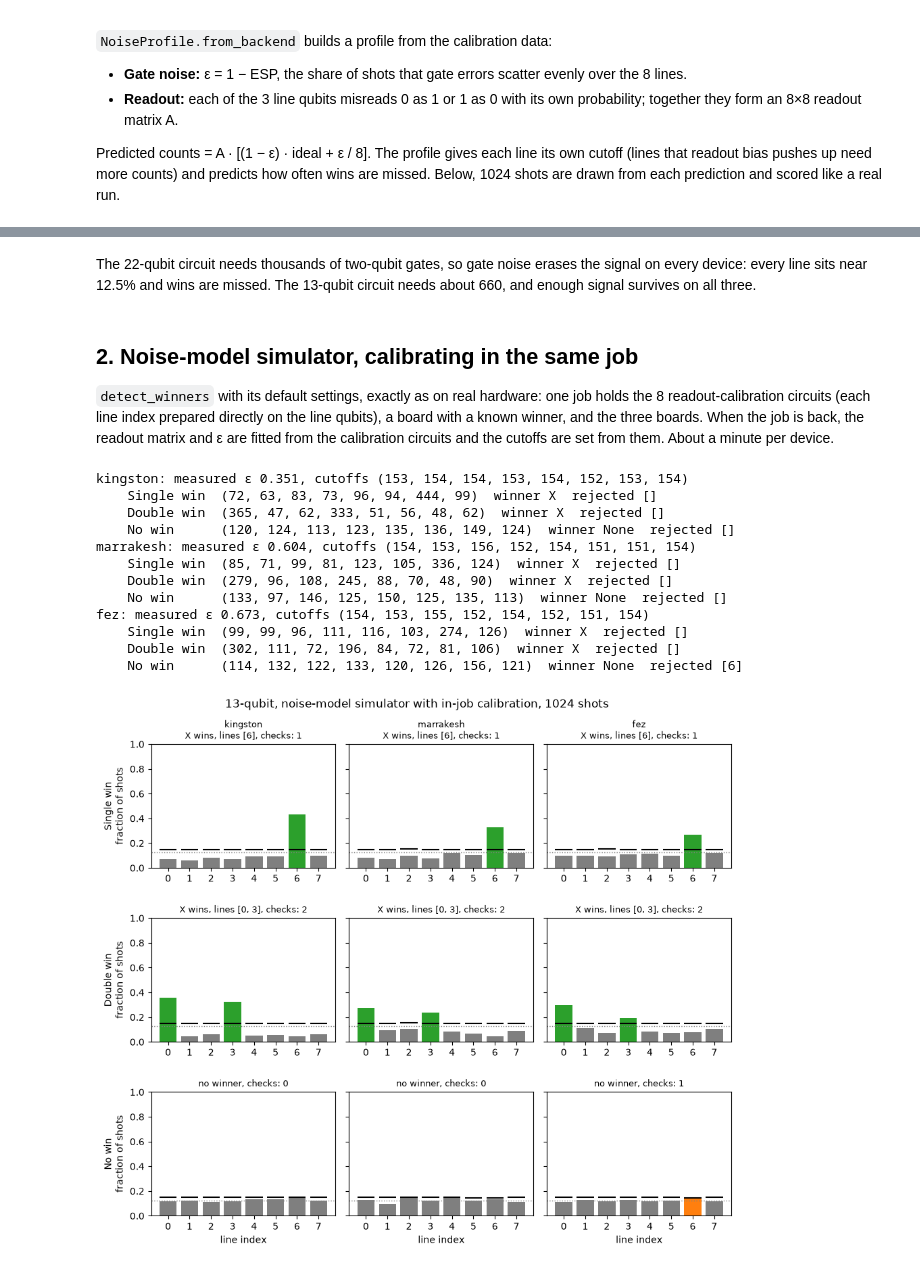
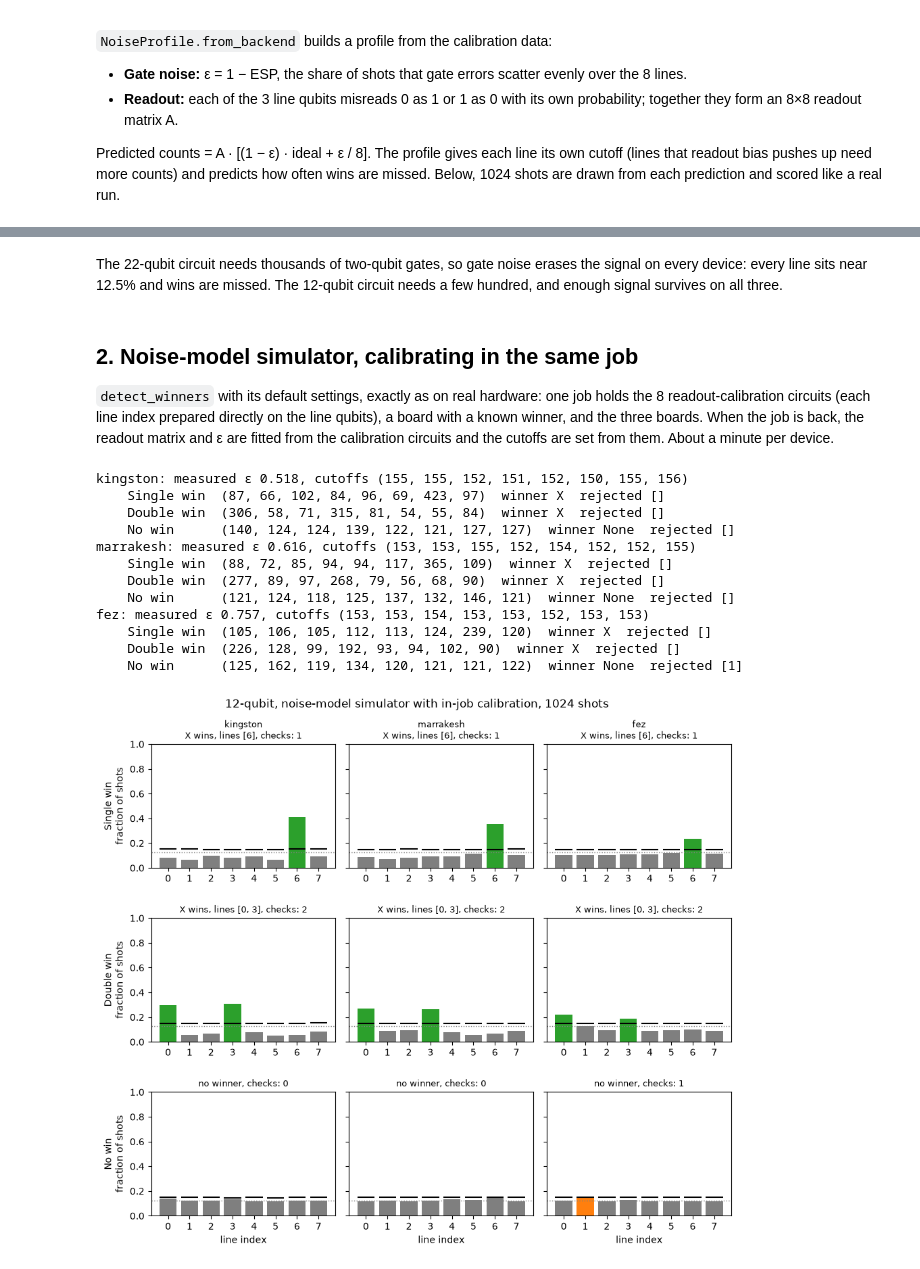
Before and after one commit to RyanPrax/Quantum-TicTacToe, a Jupyter notebook: notebooks/02_noise.ipynb, the cells around one changed output, grey strips where cells are left out. Drawn from its saved outputs; the diff is of its cells as text; code cells hidden in the pictures.

```diff
--- a/notebooks/02_noise.ipynb
+++ b/notebooks/02_noise.ipynb
@@ -30,7 +30,7 @@ SEED = 4903
 SHOTS = DEFAULT_SHOTS
 BUDGET = DEFAULT_BUDGET
 DEVICES = ("fake_kingston", "fake_marrakesh", "fake_fez")  # snapshots of the free-plan devices
-VARIANT_NAMES = {"player": "13-qubit", "full": "22-qubit"}
+VARIANT_NAMES = {"player": "12-qubit", "full": "22-qubit"}
 
 _ = EMPTY
 CASES = {
@@ -94,10 +96,10 @@ best kept). ESP, the estimated success probability, multiplies (1 − error)
 over every gate: roughly the chance that no gate fails.
 # %%
 backends = {name.removeprefix("fake_"): get_backend(name, seed=SEED, transpile_seeds=5) for name in DEVICES}
-print(f"{'device':10} {'calibration':11} {'2q gates 13 / 22':>17} {'ESP 13':>7} {'ESP 22':>8}")
+print(f"{'device':10} {'calibration':11} {'2q gates 12 / 22':>17} {'ancilla':>7} {'ESP 12':>7} {'ESP 22':>8}")
 for label, backend in backends.items():
-    m13 = backend.metrics(backend.search_template("player"))
+    m12 = backend.metrics(backend.search_template("player"))
     m22 = backend.metrics(backend.search_template("full"))
-    print(f"{label:10} {backend.calibration_date()[:10]:11} {f'{m13.two_qubit_gates} / {m22.two_qubit_gates}':>17}"
-          f" {10 ** m13.log10_esp:>7.1%} {10 ** m22.log10_esp:>8.1e}")
+    print(f"{label:10} {backend.calibration_date()[:10]:11} {f'{m12.two_qubit_gates} / {m22.two_qubit_gates}':>17}"
+          f" {'yes' if m12.ancilla else 'no':>7} {10 ** m12.log10_esp:>7.1%} {10 ** m22.log10_esp:>8.1e}")
 # %% [output]
@@ -156,7 +158,7 @@ version  device          ε  worst miss at 1024 shots  shots for ≤1% misses
 # %% [markdown]
 The 22-qubit circuit needs thousands of two-qubit gates, so gate noise erases
 the signal on every device: every line sits near 12.5% and wins are missed.
-The 13-qubit circuit needs about 660, and enough signal survives on all three.
+The 12-qubit circuit needs a few hundred, and enough signal survives on all three.
 # %% [markdown]
 ## 2. Noise-model simulator, calibrating in the same job
 
@@ -169,29 +171,29 @@ device.
 # %%
 measured = {}
 simulated = {}
 for label, backend in backends.items():
     results = detect_winners(cases_for("player"), shots=SHOTS, budget=BUDGET, backend=backend)
     measured[label] = results[0].profile
     simulated[label] = (results[0].cutoffs, {name: r.run.counts for name, r in zip(CASES, results)})
     print(f"{label}: measured ε {measured[label].epsilon:.3f}, cutoffs {results[0].cutoffs}")
     for name, r in zip(CASES, results):
         print(f"    {name:11} {r.run.counts}  winner {r.winner}  rejected {list(r.rejected)}")
-plot_grid(simulated, f"13-qubit, noise-model simulator with in-job calibration, {SHOTS} shots")
+plot_grid(simulated, f"12-qubit, noise-model simulator with in-job calibration, {SHOTS} shots")
 plt.show()
 # %% [output]
-kingston: measured ε 0.351, cutoffs (153, 154, 154, 153, 154, 152, 153, 154)
-    Single win  (72, 63, 83, 73, 96, 94, 444, 99)  winner X  rejected []
-    Double win  (365, 47, 62, 333, 51, 56, 48, 62)  winner X  rejected []
-    No win      (120, 124, 113, 123, 135, 136, 149, 124)  winner None  rejected []
-marrakesh: measured ε 0.604, cutoffs (154, 153, 156, 152, 154, 151, 151, 154)
-    Single win  (85, 71, 99, 81, 123, 105, 336, 124)  winner X  rejected []
-    Double win  (279, 96, 108, 245, 88, 70, 48, 90)  winner X  rejected []
-    No win      (133, 97, 146, 125, 150, 125, 135, 113)  winner None  rejected []
-fez: measured ε 0.673, cutoffs (154, 153, 155, 152, 154, 152, 151, 154)
-    Single win  (99, 99, 96, 111, 116, 103, 274, 126)  winner X  rejected []
-    Double win  (302, 111, 72, 196, 84, 72, 81, 106)  winner X  rejected []
-    No win      (114, 132, 122, 133, 120, 126, 156, 121)  winner None  rejected [6]
+kingston: measured ε 0.518, cutoffs (155, 155, 152, 151, 152, 150, 155, 156)
+    Single win  (87, 66, 102, 84, 96, 69, 423, 97)  winner X  rejected []
+    Double win  (306, 58, 71, 315, 81, 54, 55, 84)  winner X  rejected []
+    No win      (140, 124, 124, 139, 122, 121, 127, 127)  winner None  rejected []
+marrakesh: measured ε 0.616, cutoffs (153, 153, 155, 152, 154, 152, 152, 155)
+    Single win  (88, 72, 85, 94, 94, 117, 365, 109)  winner X  rejected []
+    Double win  (277, 89, 97, 268, 79, 56, 68, 90)  winner X  rejected []
+    No win      (121, 124, 118, 125, 137, 132, 146, 121)  winner None  rejected []
+fez: measured ε 0.757, cutoffs (153, 153, 154, 153, 153, 152, 153, 153)
+    Single win  (105, 106, 105, 112, 113, 124, 239, 120)  winner X  rejected []
+    Double win  (226, 128, 99, 192, 93, 94, 102, 90)  winner X  rejected []
+    No win      (125, 162, 119, 134, 120, 121, 121, 122)  winner None  rejected [1]
-[figure, old version]
+[figure, new version]
 # %% [markdown]
 ## 3. Published vs measured noise
 
```
Also changed, not shown: parts of 6 cells of this notebook, 2 other files.
